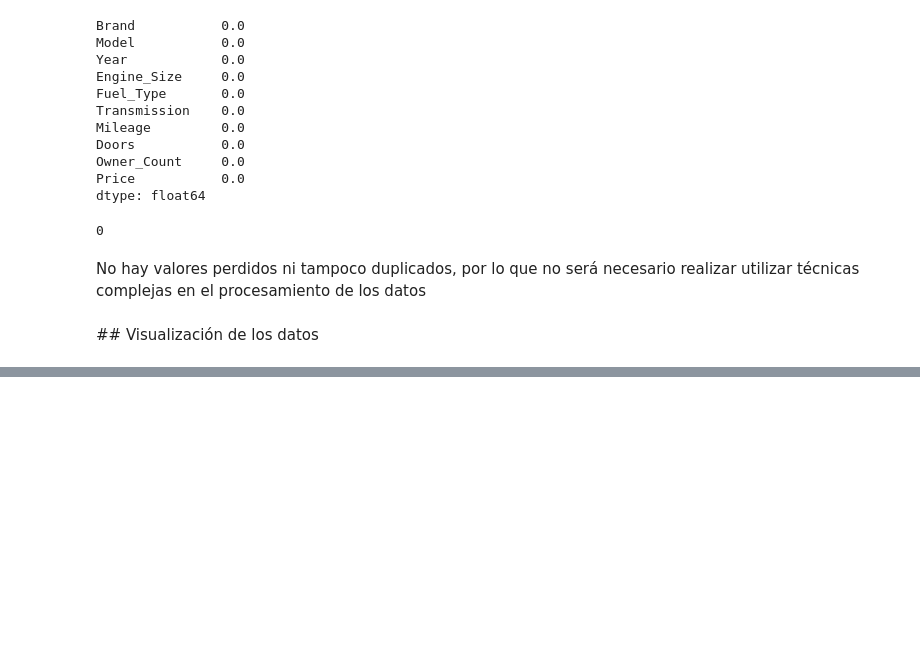
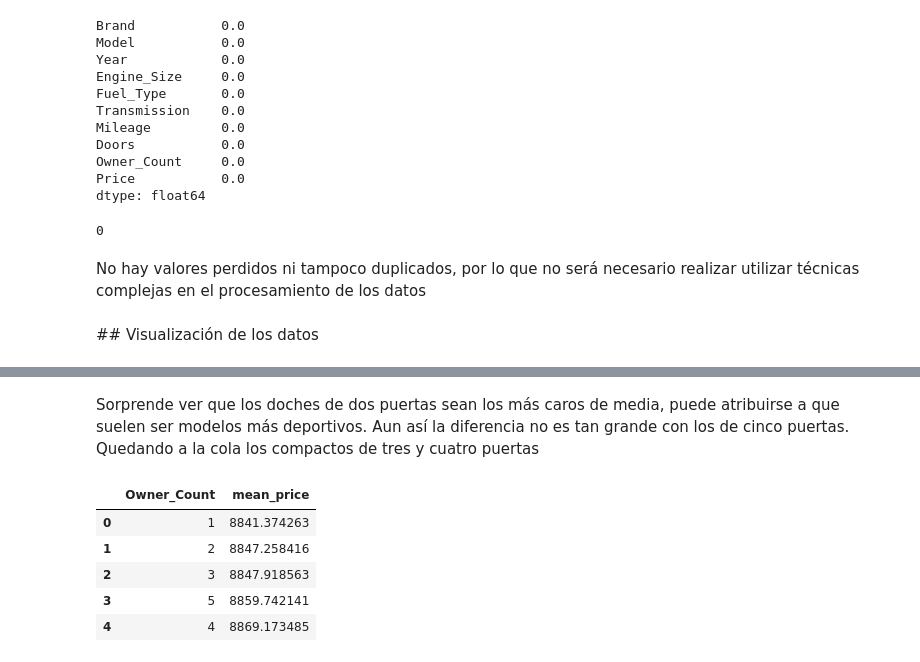
Before and after one commit to nikodyulger/kaggle_notebooks, a Jupyter notebook: tasa-tu-coche.ipynb, the cells around one changed output, grey strips where cells are left out. Drawn from its saved outputs; the diff is of its cells as text; code cells hidden in the pictures; blank space fills up the shorter version.

```diff
--- a/tasa-tu-coche.ipynb
+++ b/tasa-tu-coche.ipynb
@@ -117,0 +290,12 @@ No hay valores perdidos ni tampoco duplicados, por lo que no será necesario rea
+# %% [markdown]
+Sorprende ver que los doches de dos puertas sean los más caros de media, puede atribuirse a que suelen ser modelos más deportivos.
+Aun así la diferencia no es tan grande con los de cinco puertas. Quedando a la cola los compactos de tres y cuatro puertas
+# %%
+df.groupby(by=['Owner_Count'], observed=True).agg(mean_price=('Price', 'mean')).sort_values(by="mean_price").reset_index()
+# %% [output]
+|  | Owner_Count | mean_price |
+| 0 | 1 | 8841.374263 |
+| 1 | 2 | 8847.258416 |
+| 2 | 3 | 8847.918563 |
+| 3 | 5 | 8859.742141 |
+| 4 | 4 | 8869.173485 |
```
Also changed, not shown: parts of 30 cells of this notebook.
